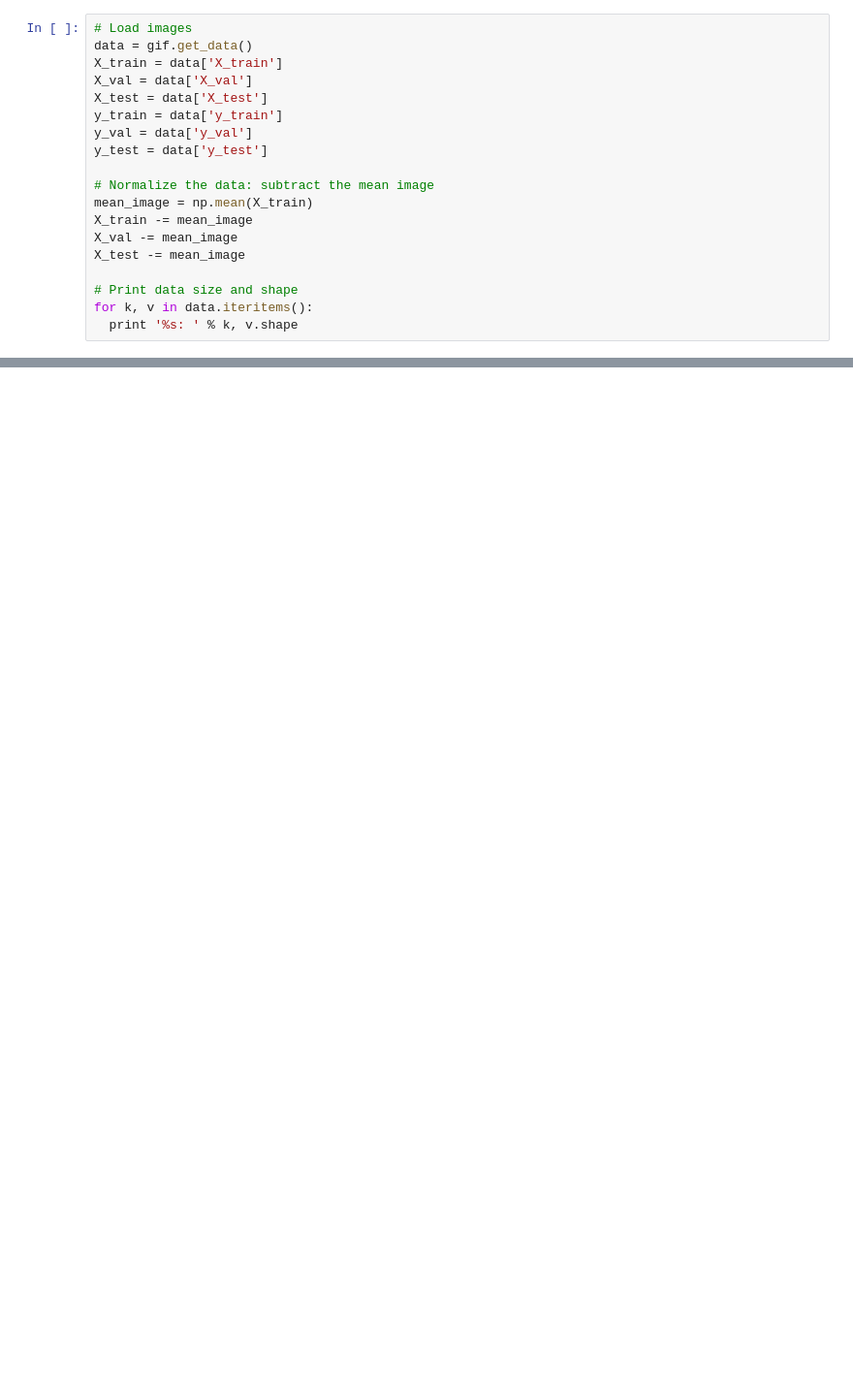
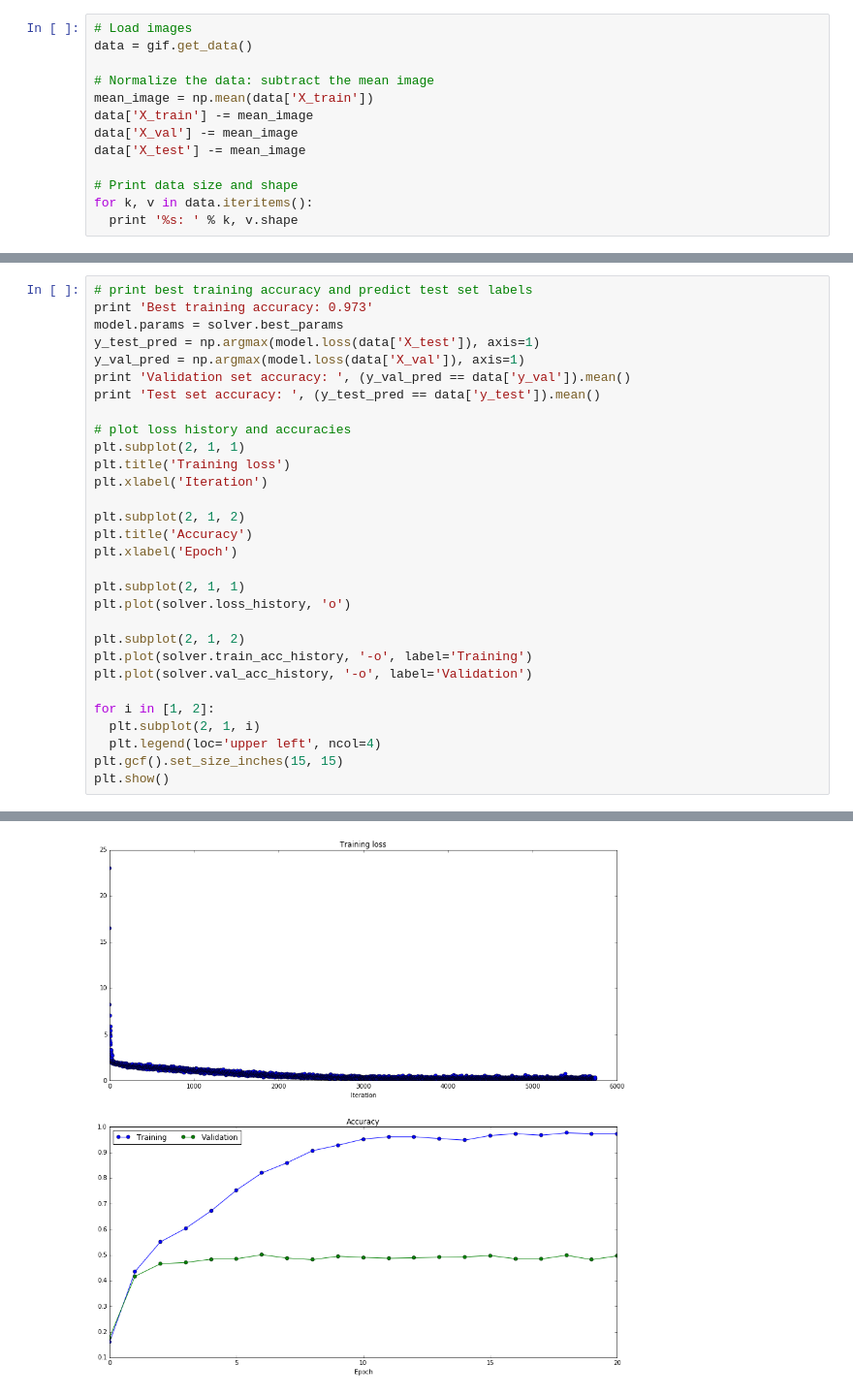
Before and after one commit to afazel/CS231n, a Jupyter notebook: SimpleCNN.ipynb, the cells around one changed output, grey strips where cells are left out. Shown at 97% size. Saved outputs shown, nothing was run; the diff lists cells and outputs as text; blank space fills up the shorter version.

Commit message:
simplecnn works, some corrections in generate_image_file.py (cast from string to int/float)

```diff
--- a/SimpleCNN.ipynb
+++ b/SimpleCNN.ipynb
@@ -28,18 +25,12 @@ The autoreload extension is already loaded. To reload it, use:
 # %%
 # Load images
 data = gif.get_data()
-X_train = data['X_train']
-X_val = data['X_val']
-X_test = data['X_test']
-y_train = data['y_train']
-y_val = data['y_val']
-y_test = data['y_test']
 
 # Normalize the data: subtract the mean image
-mean_image = np.mean(X_train)
-X_train -= mean_image
-X_val -= mean_image
-X_test -= mean_image
+mean_image = np.mean(data['X_train'])
+data['X_train'] -= mean_image
+data['X_val'] -= mean_image
+data['X_test'] -= mean_image
 
 # Print data size and shape
 for k, v in data.iteritems():
@@ -172,0 +199,31 @@ solver.train()
+# %%
+# print best training accuracy and predict test set labels
+print 'Best training accuracy: 0.973'
+model.params = solver.best_params
+y_test_pred = np.argmax(model.loss(data['X_test']), axis=1)
+y_val_pred = np.argmax(model.loss(data['X_val']), axis=1)
+print 'Validation set accuracy: ', (y_val_pred == data['y_val']).mean()
+print 'Test set accuracy: ', (y_test_pred == data['y_test']).mean()
+
+# plot loss history and accuracies
+plt.subplot(2, 1, 1)
+plt.title('Training loss')
+plt.xlabel('Iteration')
+
+plt.subplot(2, 1, 2)
+plt.title('Accuracy')
+plt.xlabel('Epoch')
+
+plt.subplot(2, 1, 1)
+plt.plot(solver.loss_history, 'o')
+
+plt.subplot(2, 1, 2)
+plt.plot(solver.train_acc_history, '-o', label='Training')
+plt.plot(solver.val_acc_history, '-o', label='Validation')
+
+for i in [1, 2]:
+  plt.subplot(2, 1, i)
+  plt.legend(loc='upper left', ncol=4)
+plt.gcf().set_size_inches(15, 15)
+plt.show()
+# %% [output]
@@ -172,0 +233 @@ solver.train()
+[figure, added]
```
Also changed, not shown: parts of 6 cells of this notebook, 3 other files.
